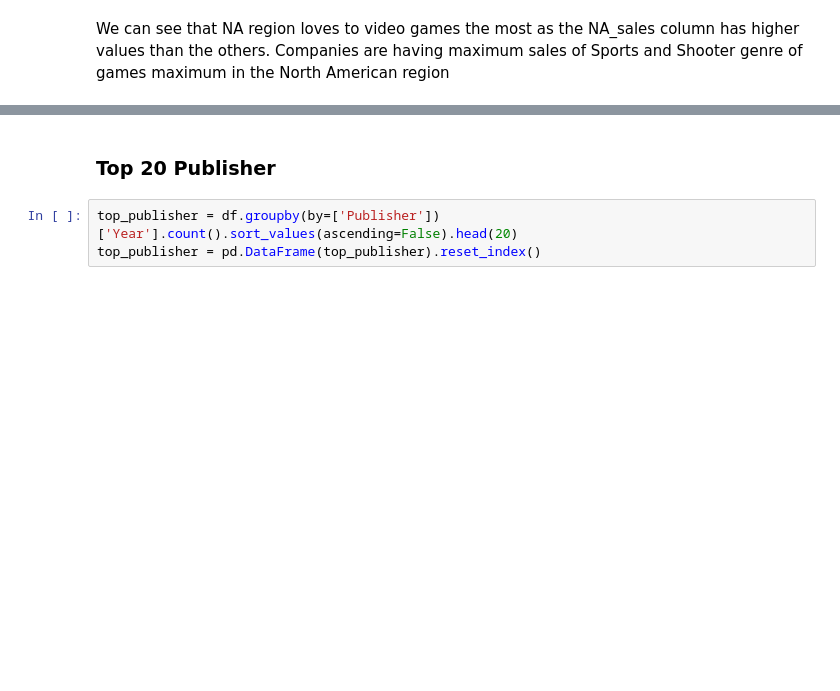
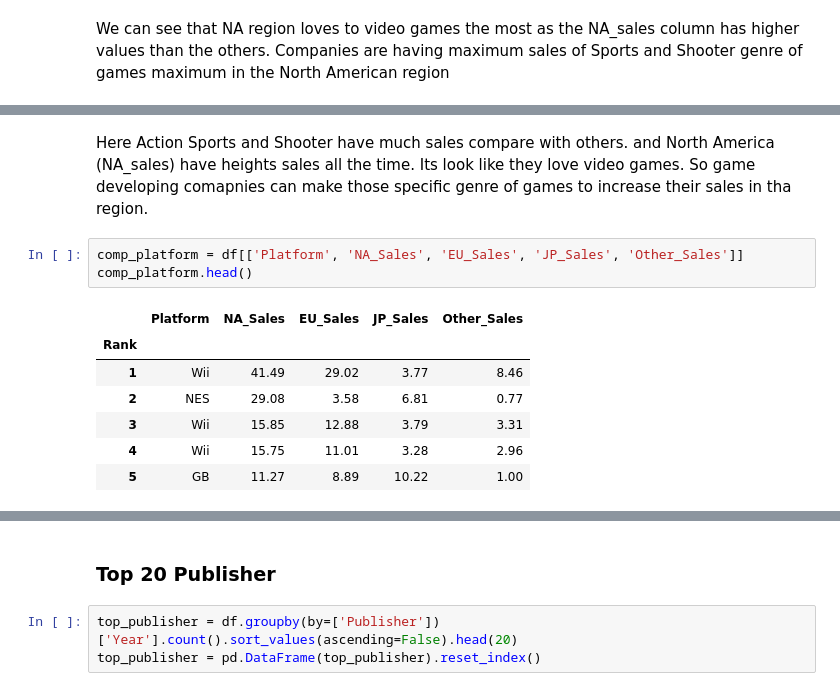
Before and after one commit to Mohit352-bit/EDA-Project, a Jupyter notebook: Final EDA project.ipynb, the cells around one changed output, grey strips where cells are left out. Drawn from its saved outputs; the diff is of its cells as text; blank space fills up the shorter version.

```diff
--- a/Final EDA project.ipynb
+++ b/Final EDA project.ipynb
@@ -265,0 +283,14 @@ Companies are having maximum sales of Sports and Shooter genre of games maximum
+# %% [markdown]
+Here Action Sports and Shooter have much sales compare with others. and North America (NA_sales) have heights sales all the time. Its look like they love video games.
+So game developing comapnies can make those specific genre of games to increase their sales in tha region.
+# %%
+comp_platform = df[['Platform', 'NA_Sales', 'EU_Sales', 'JP_Sales', 'Other_Sales']]
+comp_platform.head()
+# %% [output]
+|  | Platform | NA_Sales | EU_Sales | JP_Sales | Other_Sales |
+| Rank |  |  |  |  |  |
+| 1 | Wii | 41.49 | 29.02 | 3.77 | 8.46 |
+| 2 | NES | 29.08 | 3.58 | 6.81 | 0.77 |
+| 3 | Wii | 15.85 | 12.88 | 3.79 | 3.31 |
+| 4 | Wii | 15.75 | 11.01 | 3.28 | 2.96 |
+| 5 | GB | 11.27 | 8.89 | 10.22 | 1.00 |
```
Also changed, not shown: parts of 9 cells of this notebook.
